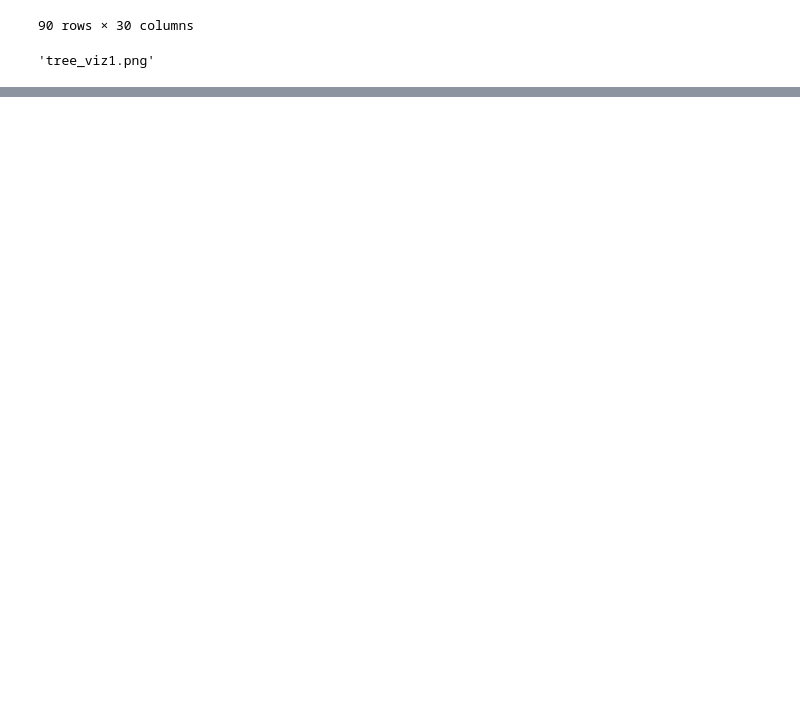
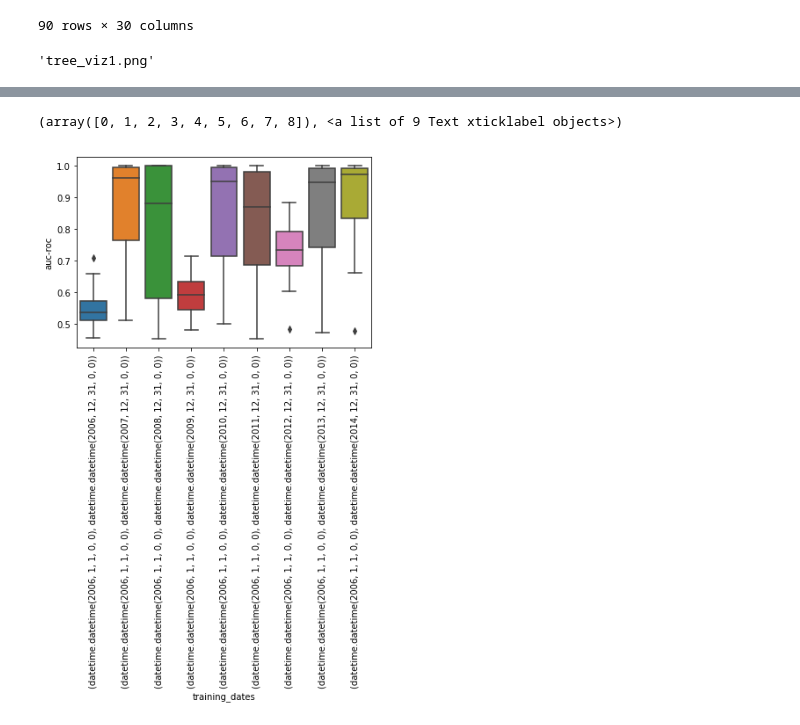
Before and after one commit to justincohler/evictions-learn, a Jupyter notebook: src/Scratch.ipynb, the cells around one changed output, grey strips where cells are left out. Drawn from its saved outputs; the diff is of its cells as text; code cells hidden in the pictures; blank space fills up the shorter version.

```diff
--- a/src/Scratch.ipynb
+++ b/src/Scratch.ipynb
@@ -79,0 +81,6 @@ sns.boxplot(x='model_key', y='auc_roc', data=results)
+# %%
+sns.boxplot(x='training_dates', y='auc-roc', data=results)
+plt.xticks(rotation=90)
+# %% [output]
+(array([0, 1, 2, 3, 4, 5, 6, 7, 8]), <a list of 9 Text xticklabel objects>)
+[figure, added]
```
Also changed, not shown: parts of 4 cells of this notebook, 1 other file.
